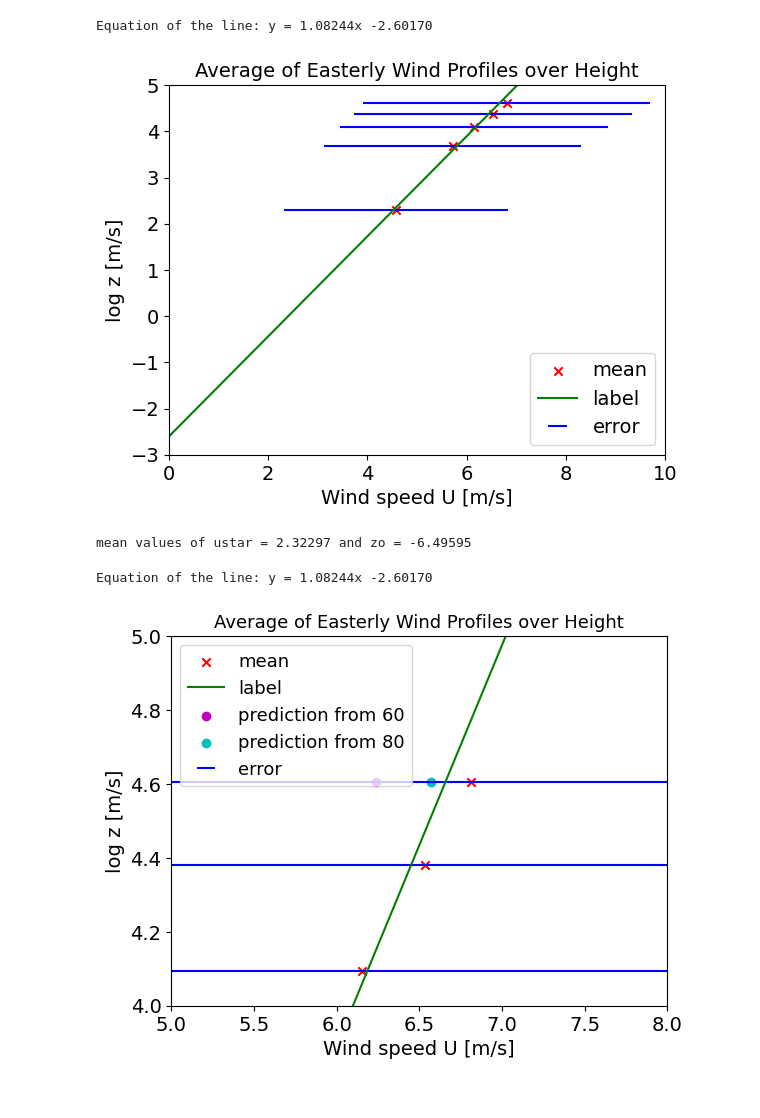
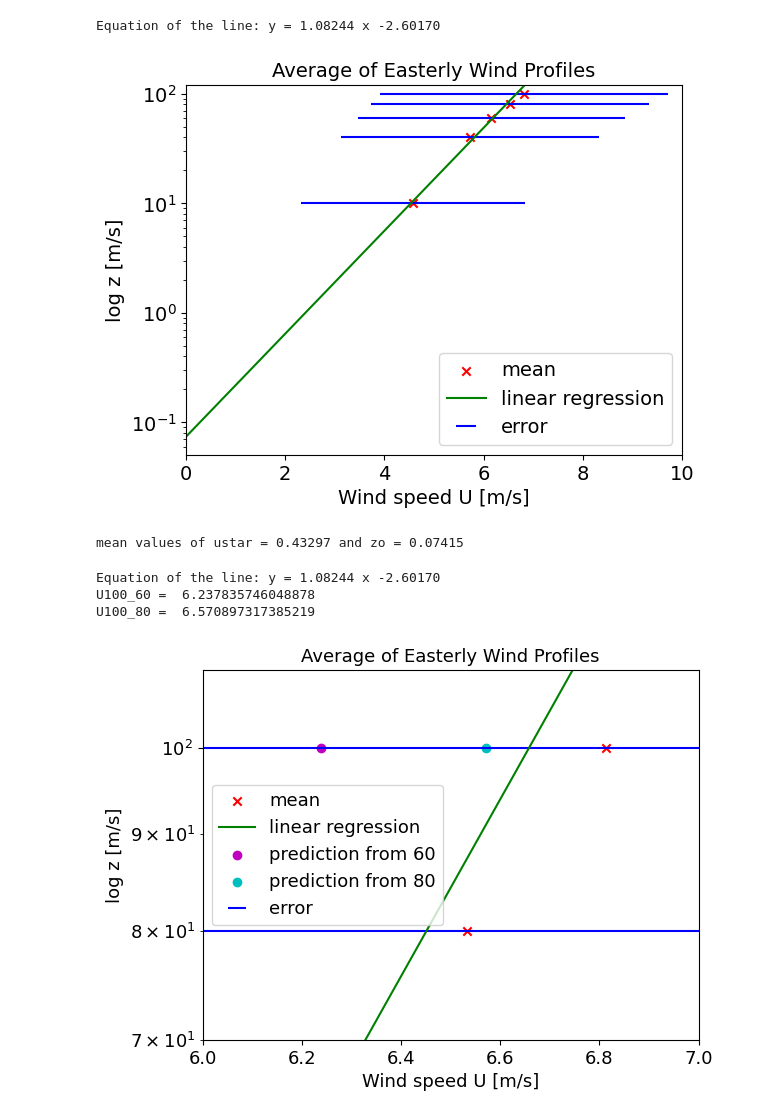
Before and after one commit to nicolaquaia/micrometereology, a Jupyter notebook: 02/assignment2_notebook.ipynb, the cells around one changed output. Cells and saved outputs as stored; diff of their text form; code cells hidden in the pictures.

```diff
--- a/02/assignment2_notebook.ipynb
+++ b/02/assignment2_notebook.ipynb
@@ -170,55 +227,70 @@ plot_format_logzvsU()
 # %%
 #####     b     ################################################################
 
+
 def question2b():
 
-    U, logz = question2a(z)
+    U, U_std = get_U(data, Lreciprocal, V10, V40, V60, V80, V100, direction)
+    question2a(z)
 
     x = U[:-1]
-    y = logz[:-1]
-    slope, intercept = linear_regression(x,y)
-    print(f"Equation of the line: y = {slope:.5f}x {intercept:.5f}")
-    plot_linear_regression(x, y, color='g', label='linear regression')
+    y = z[:-1]
+    slope, intercept = linear_regression(x,np.log(y))
+    print(f"Equation of the line: y = {slope:.5f} x {intercept:.5f}")
+    plot_linear_regression_logy(slope, intercept, x, y, color='g', label='linear regression')
 
 
 question2b()
 plot_format_logzvsU()
 # %% [output]
-Equation of the line: y = 1.08244x -2.60170
+Equation of the line: y = 1.08244 x -2.60170
-[figure, old version]
+[figure, new version]
 # %%
 #####     c     ################################################################
 
-z0c = intercept
+U, U_std = get_U(data, Lreciprocal, V10, V40, V60, V80, V100, direction)
+slope, intercept = linear_regression(U[:-1], np.log(z[:-1]))
+
+z0c = np.exp(intercept)
 ustarc = k*slope
 print(f"mean values of ustar = {ustarc:.5f} and zo = {z0c:.5f}")
 # %% [output]
-mean values of ustar = 2.32297 and zo = -6.49595
+mean values of ustar = 0.43297 and zo = 0.07415
 # %%
 #####     d     ################################################################
 
 def question2d():
 
+    U, U_std = get_U(data, Lreciprocal, V10, V40, V60, V80, V100, direction)
+
     question2b()
+
     U60_mean = U[2]
     U80_mean = U[3]
     U100_mean = U[4]
-    z60 = logz[2]
-    z80 = logz[3]
-    z100 = logz[4]
+    z60 = z[2]
+    z80 = z[3]
+    z100 = z[4]
 
-    U100_60 = (z100-z60)/slope + U60_mean
-    U100_80 = (z100-z80)/slope + U80_mean
+    U100_60 = (np.log(z100)-np.log(z60))/slope + U60_mean
+    U100_80 = (np.log(z100)-np.log(z80))/slope + U80_mean
+
+    print('U100_60 = ', U100_60)
+    print('U100_80 = ', U100_80)
 
     plt.scatter(U100_60, z100, color='m', label='prediction from 60')
     plt.scatter(U100_80, z100, color='c', label='prediction from 80')
 
+    return U100_60, U100_80
 
-question2d()
+
+U100_log60, U100_log80 = question2d()
 plot_format_logzvsU_zoom()
 # %% [output]
-Equation of the line: y = 1.08244x -2.60170
+Equation of the line: y = 1.08244 x -2.60170
+U100_60 =  6.237835746048878
+U100_80 =  6.570897317385219
-[figure, old version]
+[figure, new version]
 # %%
 #####     e     ################################################################
 
```
Also changed, not shown: parts of 10 cells of this notebook.
